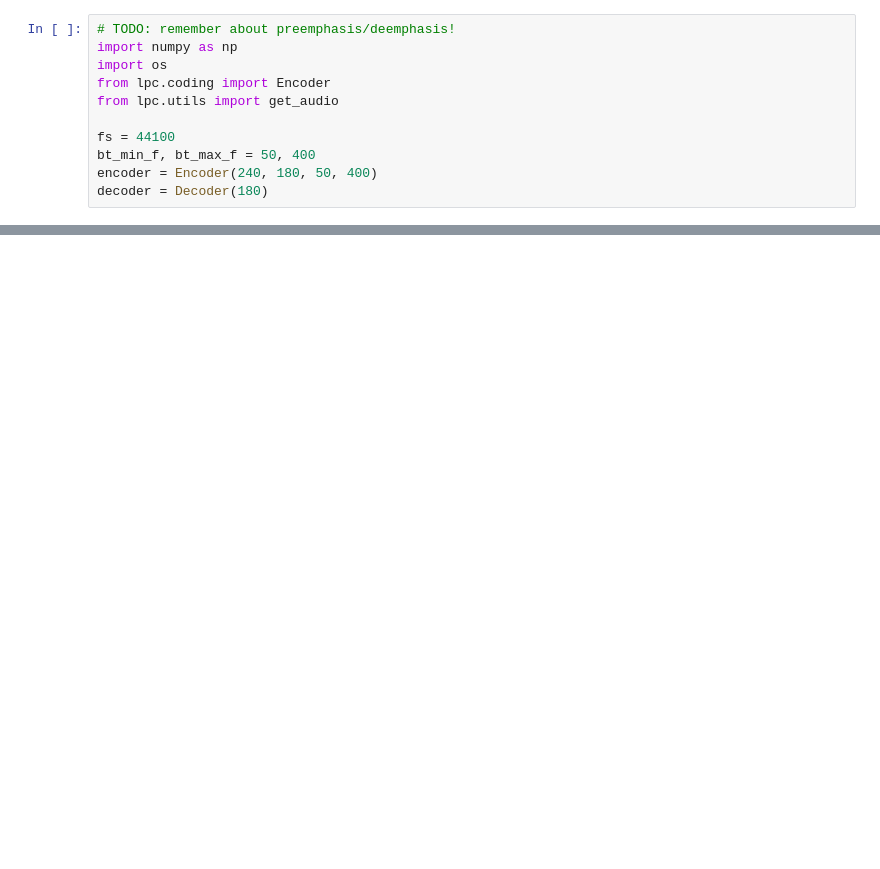
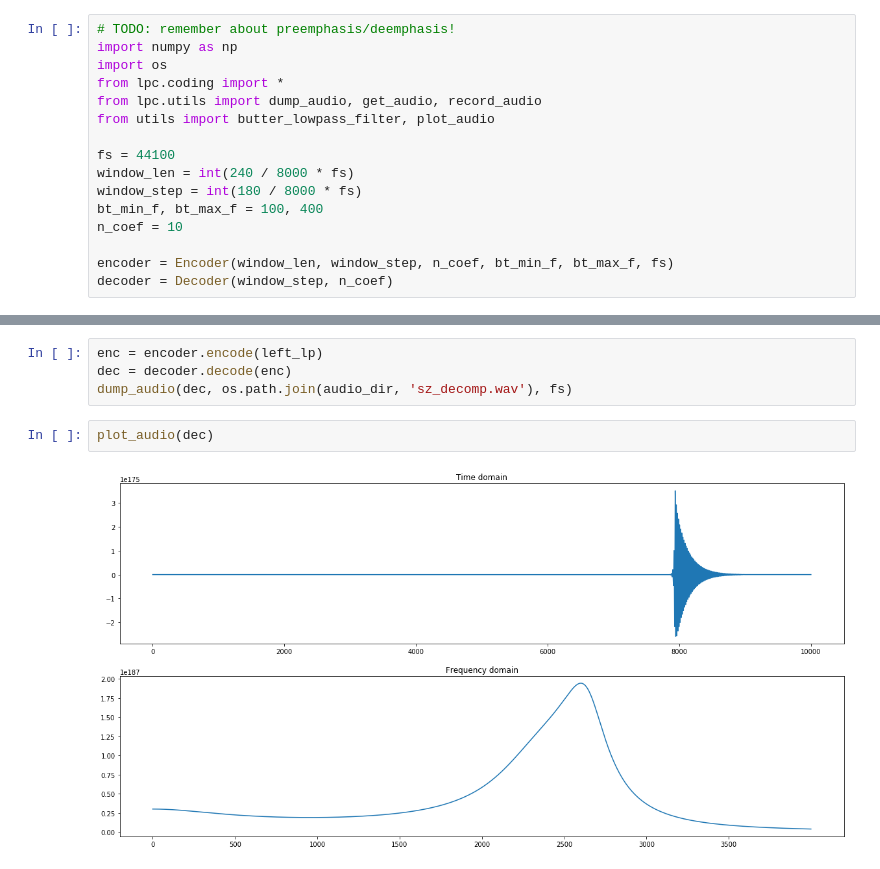
Before and after one commit to enthyp/DSP, a Jupyter notebook: lpc-10/examples/compression.ipynb, the cells around one changed output, grey strips where cells are left out. Cells and saved outputs as stored; diff of their text form; blank space fills up the shorter version.

```diff
--- a/lpc-10/examples/compression.ipynb
+++ b/lpc-10/examples/compression.ipynb
@@ -2,10 +2,15 @@
 # TODO: remember about preemphasis/deemphasis!
 import numpy as np
 import os
-from lpc.coding import Encoder
-from lpc.utils import get_audio
+from lpc.coding import *
+from lpc.utils import dump_audio, get_audio, record_audio
+from utils import butter_lowpass_filter, plot_audio
 
 fs = 44100
-bt_min_f, bt_max_f = 50, 400
-encoder = Encoder(240, 180, 50, 400)
-decoder = Decoder(180)
+window_len = int(240 / 8000 * fs)
+window_step = int(180 / 8000 * fs)
+bt_min_f, bt_max_f = 100, 400
+n_coef = 10
+
+encoder = Encoder(window_len, window_step, n_coef, bt_min_f, bt_max_f, fs)
+decoder = Decoder(window_step, n_coef)
@@ -37,0 +37,8 @@ dec = d
+# %%
+enc = encoder.encode(left_lp)
+dec = decoder.decode(enc)
+dump_audio(dec, os.path.join(audio_dir, 'sz_decomp.wav'), fs)
+# %%
+plot_audio(dec)
+# %% [output]
+[figure, added]
```
Also changed, not shown: parts of 3 cells of this notebook, 6 other files.
